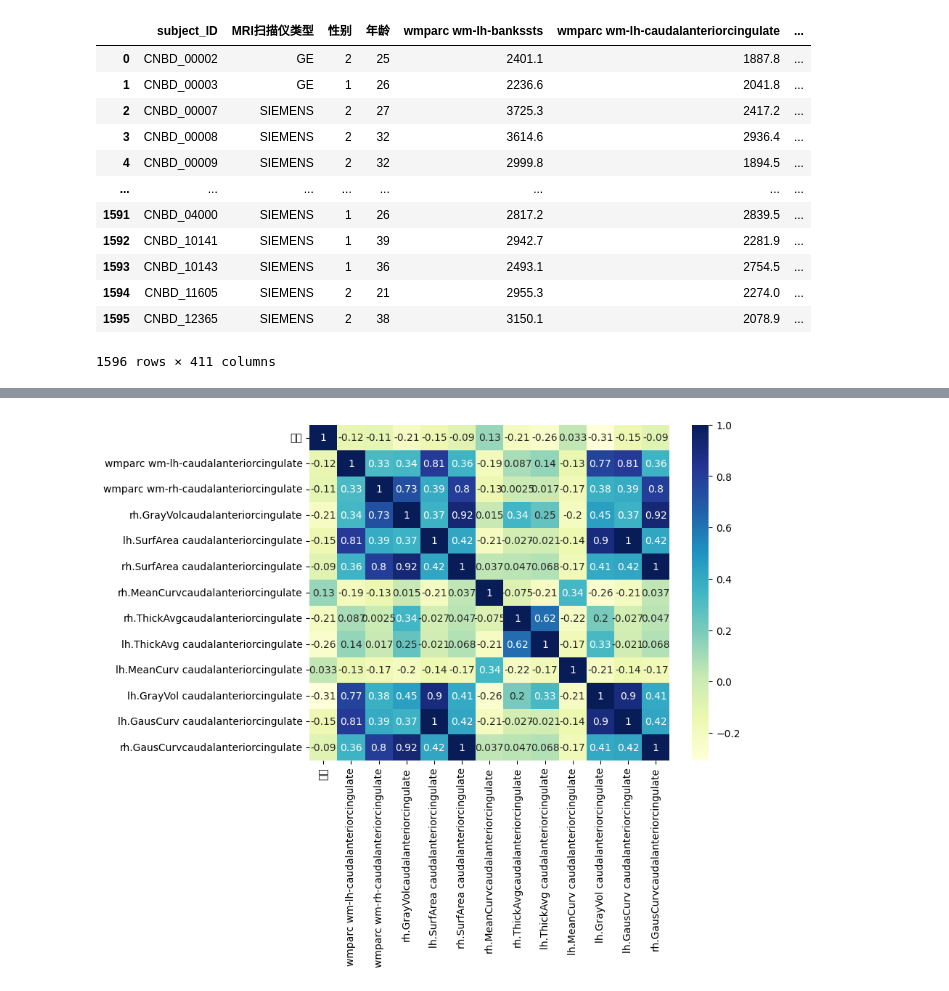
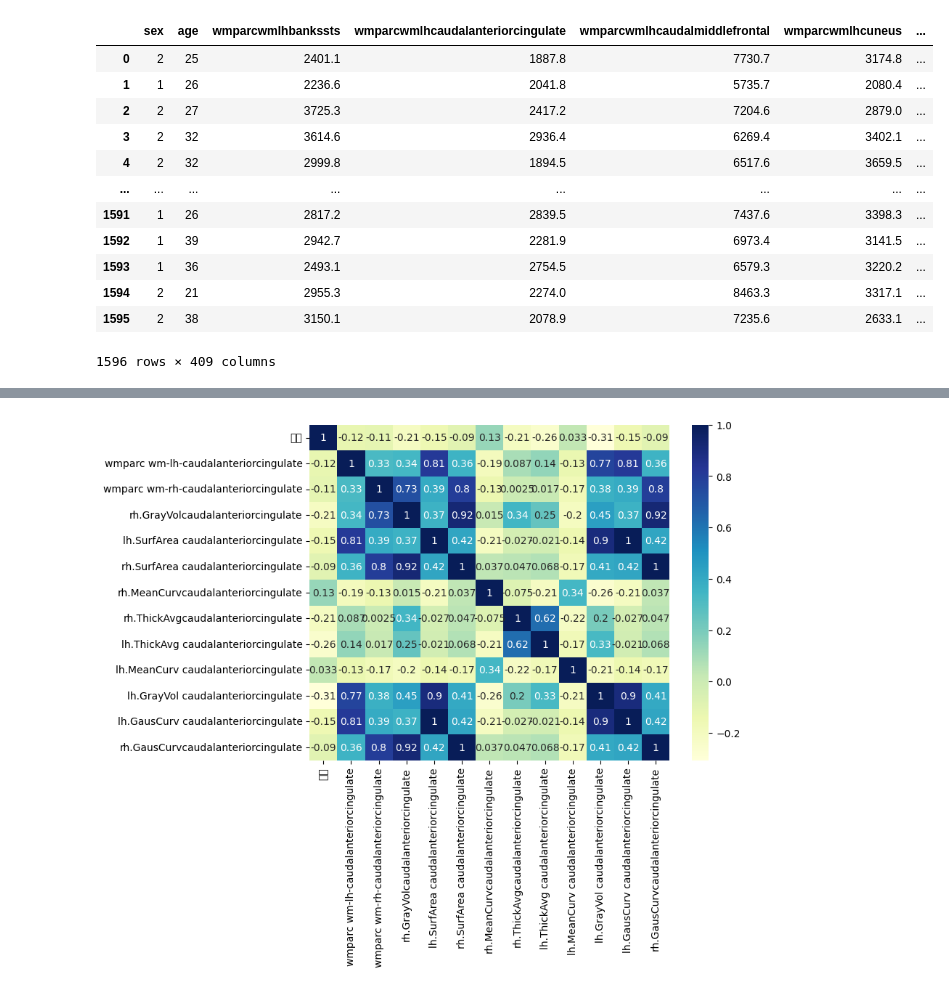
Before and after one commit to lullcant/413project, a Jupyter notebook: preprocess.ipynb, the cells around one changed output, grey strips where cells are left out. Cells and saved outputs as stored; diff of their text form; code cells hidden in the pictures.

```diff
--- a/preprocess.ipynb
+++ b/preprocess.ipynb
@@ -61,24 +122,29 @@ def process_columns(df):
 # %%
 path = './data/brain/Train/'
 fulldata = pd.read_csv(os.path.join(path,'subject_info - 1600.csv')).iloc[:,:-1]
 for file in os.listdir(path):
     if 'subject_info' in file:
         continue
     temp = add_prefix_to_columns(pd.read_csv(os.path.join(path,file)),file.split('-')[0])
     fulldata = pd.merge(fulldata, temp, on='subject_ID', how='inner')
+fulldata.drop(['MRI扫描仪类型','subject_ID'],axis=1,inplace=True)
+fulldata.rename(columns={'性别': 'sex', '年龄': 'age'}, inplace=True)
+fulldata.columns = fulldata.columns.str.replace(' ', '')
+fulldata.columns = fulldata.columns.str.replace('.', '')
+fulldata.columns = fulldata.columns.str.replace('-', '')
 fulldata
 # %% [output]
-|  | subject_ID | MRI扫描仪类型 | 性别 | 年龄 | wmparc wm-lh-bankssts | wmparc wm-lh-caudalanteriorcingulate | ... |
-| 0 | CNBD_00002 | GE | 2 | 25 | 2401.1 | 1887.8 | ... |
-| 1 | CNBD_00003 | GE | 1 | 26 | 2236.6 | 2041.8 | ... |
-| 2 | CNBD_00007 | SIEMENS | 2 | 27 | 3725.3 | 2417.2 | ... |
-| 3 | CNBD_00008 | SIEMENS | 2 | 32 | 3614.6 | 2936.4 | ... |
-| 4 | CNBD_00009 | SIEMENS | 2 | 32 | 2999.8 | 1894.5 | ... |
+|  | sex | age | wmparcwmlhbankssts | wmparcwmlhcaudalanteriorcingulate | wmparcwmlhcaudalmiddlefrontal | wmparcwmlhcuneus | ... |
+| 0 | 2 | 25 | 2401.1 | 1887.8 | 7730.7 | 3174.8 | ... |
+| 1 | 1 | 26 | 2236.6 | 2041.8 | 5735.7 | 2080.4 | ... |
+| 2 | 2 | 27 | 3725.3 | 2417.2 | 7204.6 | 2879.0 | ... |
+| 3 | 2 | 32 | 3614.6 | 2936.4 | 6269.4 | 3402.1 | ... |
+| 4 | 2 | 32 | 2999.8 | 1894.5 | 6517.6 | 3659.5 | ... |
 | ... | ... | ... | ... | ... | ... | ... | ... |
-| 1591 | CNBD_04000 | SIEMENS | 1 | 26 | 2817.2 | 2839.5 | ... |
-| 1592 | CNBD_10141 | SIEMENS | 1 | 39 | 2942.7 | 2281.9 | ... |
-| 1593 | CNBD_10143 | SIEMENS | 1 | 36 | 2493.1 | 2754.5 | ... |
-| 1594 | CNBD_11605 | SIEMENS | 2 | 21 | 2955.3 | 2274.0 | ... |
-| 1595 | CNBD_12365 | SIEMENS | 2 | 38 | 3150.1 | 2078.9 | ... |
+| 1591 | 1 | 26 | 2817.2 | 2839.5 | 7437.6 | 3398.3 | ... |
+| 1592 | 1 | 39 | 2942.7 | 2281.9 | 6973.4 | 3141.5 | ... |
+| 1593 | 1 | 36 | 2493.1 | 2754.5 | 6579.3 | 3220.2 | ... |
+| 1594 | 2 | 21 | 2955.3 | 2274.0 | 8463.3 | 3317.1 | ... |
+| 1595 | 2 | 38 | 3150.1 | 2078.9 | 7235.6 | 2633.1 | ... |
-1596 rows × 411 columns
+1596 rows × 409 columns
 # %%
```
Also changed, not shown: parts of 6 cells of this notebook.
